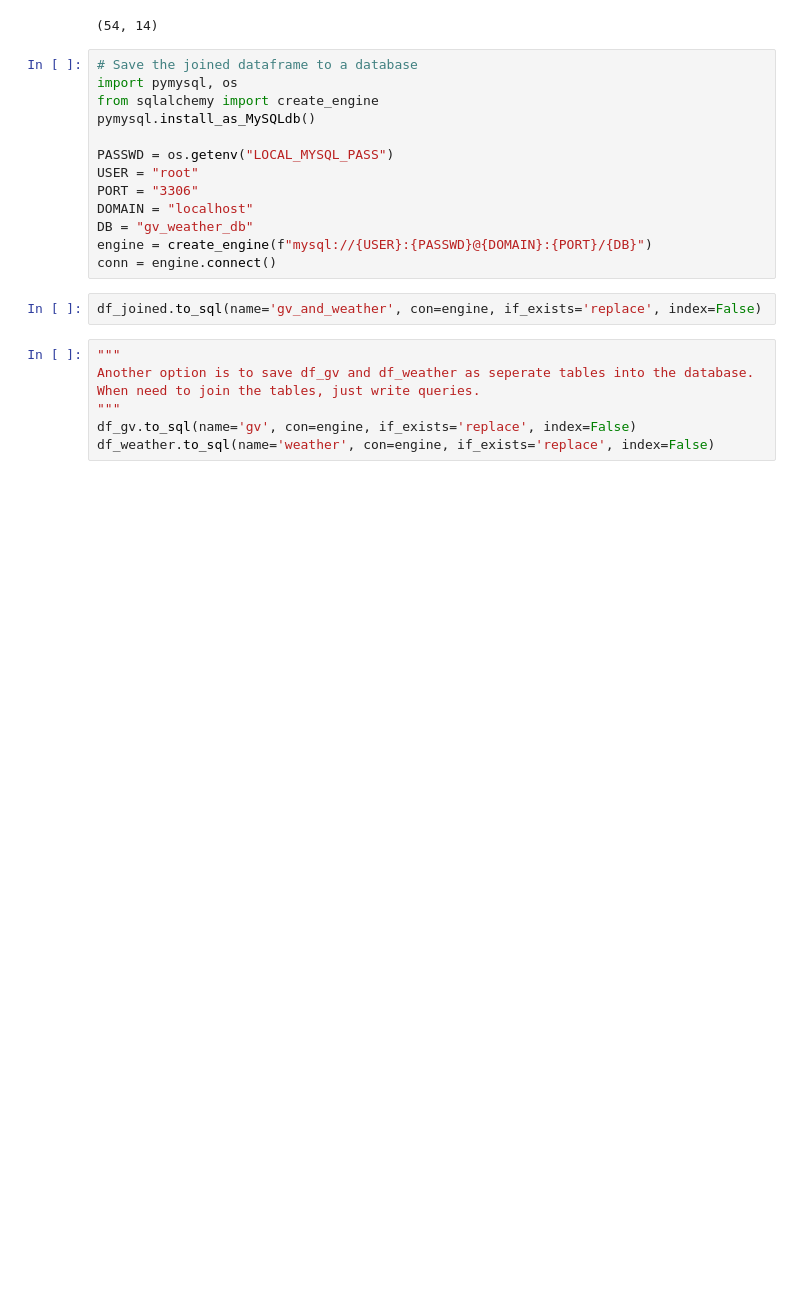
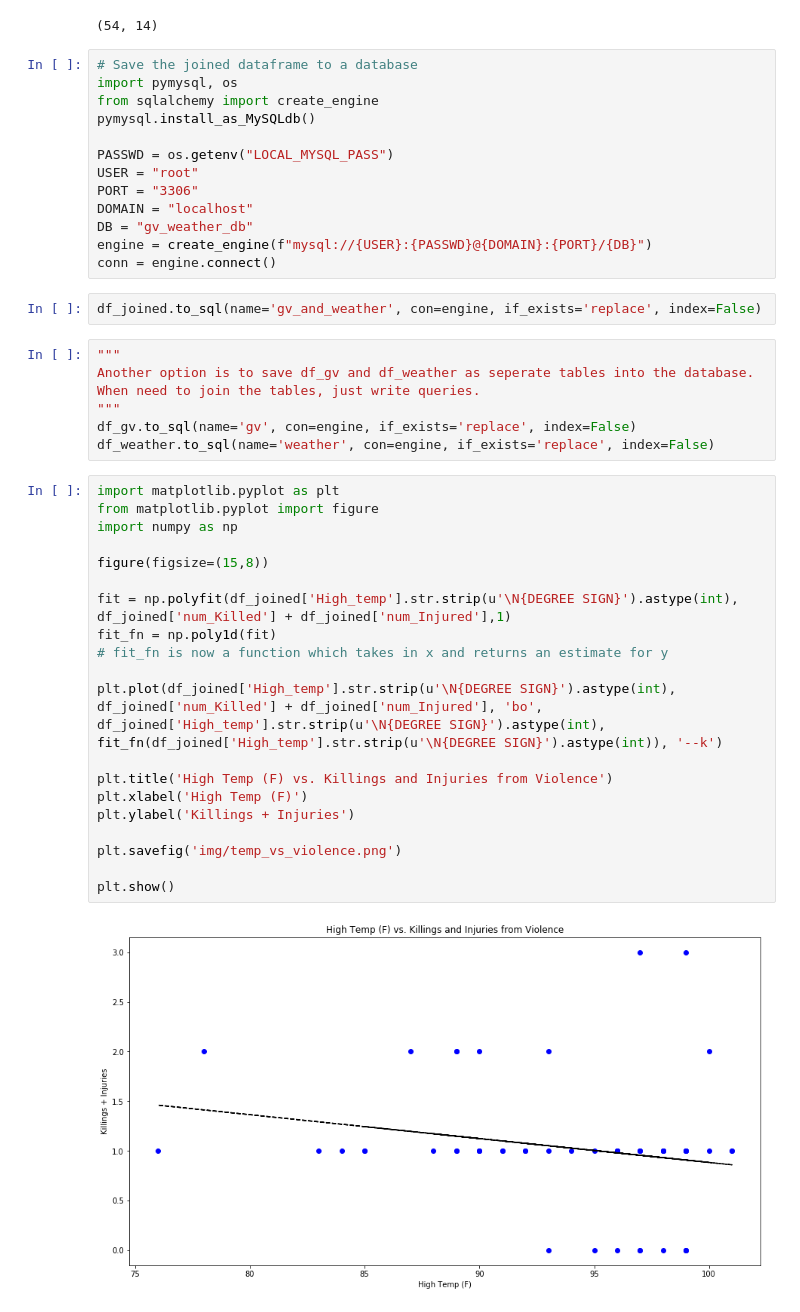
Before and after one commit to georgebendele/etl_project, a Jupyter notebook: project2.ipynb, the cells around one changed output. Cells and saved outputs as stored; diff of their text form; blank space fills up the shorter version.

Commit message:
Add plot and conclusion

```diff
--- a/project2.ipynb
+++ b/project2.ipynb
@@ -285,3 +285,25 @@ Another option is to save df_gv and df_weather as seperate tables into the datab
 """
 df_gv.to_sql(name='gv', con=engine, if_exists='replace', index=False)
 df_weather.to_sql(name='weather', con=engine, if_exists='replace', index=False)
+# %%
+import matplotlib.pyplot as plt
+from matplotlib.pyplot import figure
+import numpy as np
+
+figure(figsize=(15,8))
+
+fit = np.polyfit(df_joined['High_temp'].str.strip(u'\N{DEGREE SIGN}').astype(int), df_joined['num_Killed'] + df_joined['num_Injured'],1)
+fit_fn = np.poly1d(fit)
+# fit_fn is now a function which takes in x and returns an estimate for y
+
+plt.plot(df_joined['High_temp'].str.strip(u'\N{DEGREE SIGN}').astype(int), df_joined['num_Killed'] + df_joined['num_Injured'], 'bo', df_joined['High_temp'].str.strip(u'\N{DEGREE SIGN}').astype(int), fit_fn(df_joined['High_temp'].str.strip(u'\N{DEGREE SIGN}').astype(int)), '--k')
+
+plt.title('High Temp (F) vs. Killings and Injuries from Violence')
+plt.xlabel('High Temp (F)')
+plt.ylabel('Killings + Injuries')
+
+plt.savefig('img/temp_vs_violence.png')
+
+plt.show()
+# %% [output]
+[figure, added]
```
Also changed, not shown: 2 other files.
